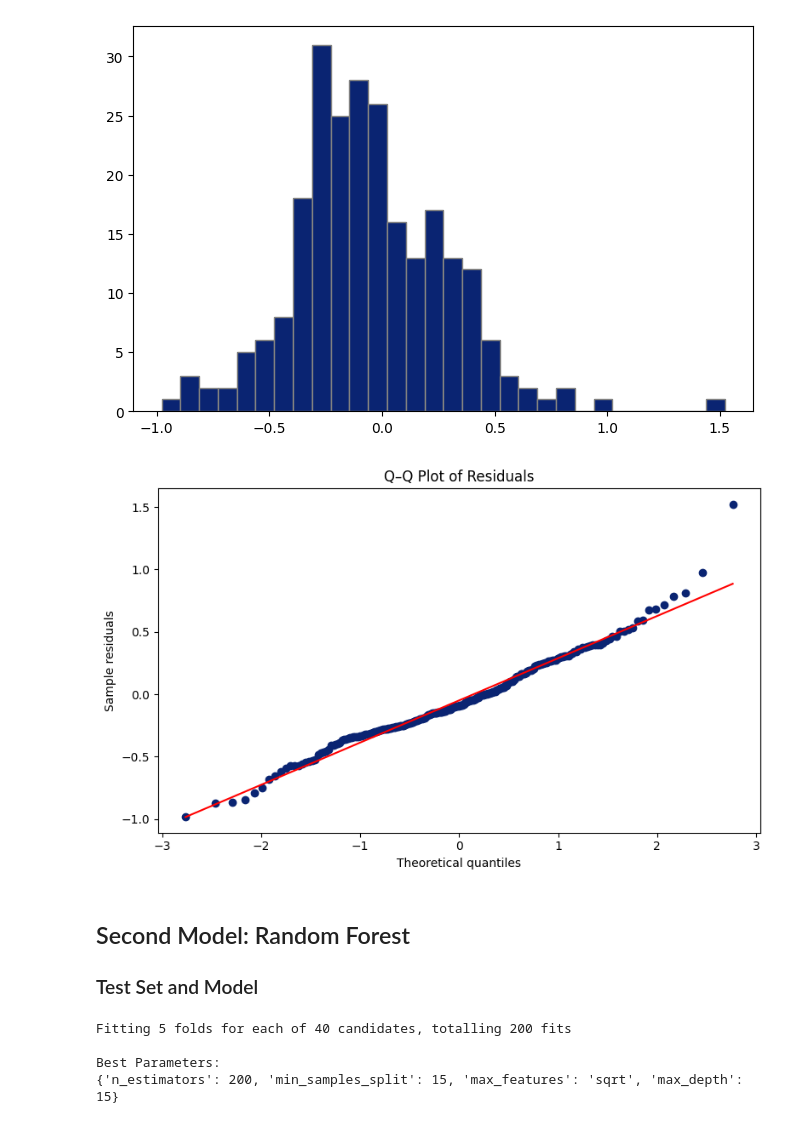
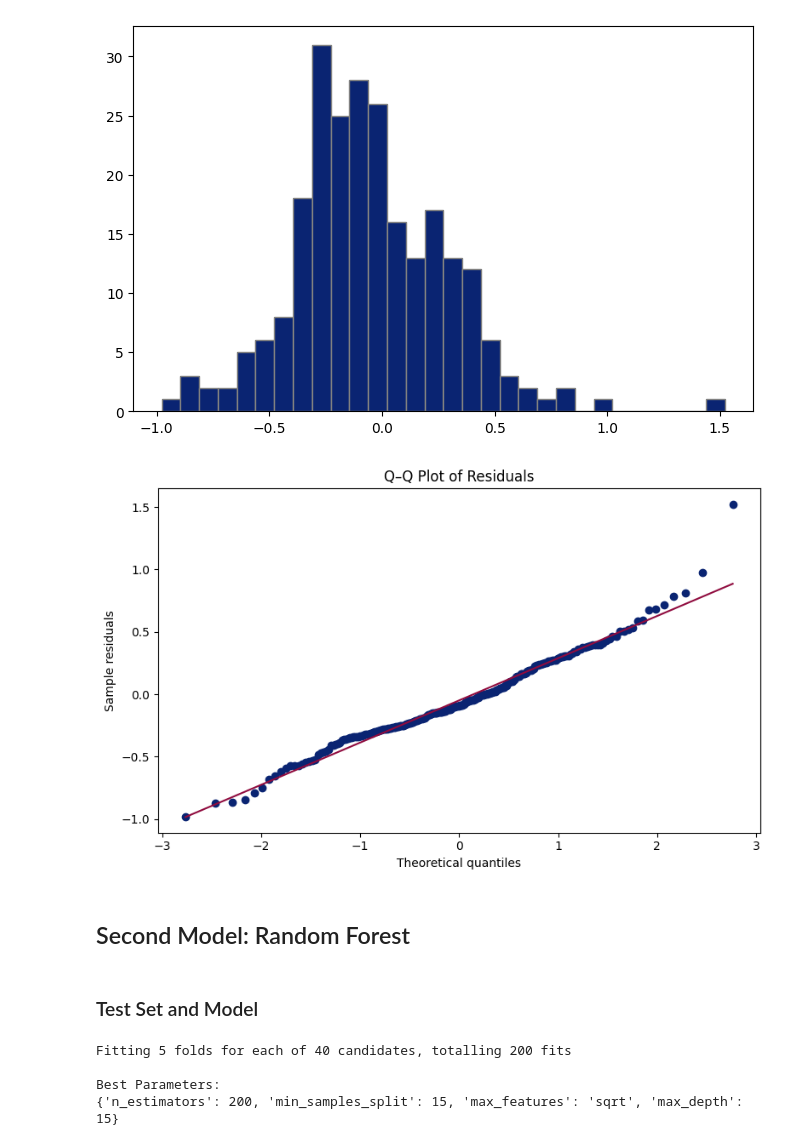
Before and after one commit to AnnieEBP/food-delivery-time-prediction-pg, a Jupyter notebook: model_pipeline/model_pipeline.ipynb, the cells around one changed output. Cells and saved outputs as stored; diff of their text form; code cells hidden in the pictures.

```diff
--- a/model_pipeline/model_pipeline.ipynb
+++ b/model_pipeline/model_pipeline.ipynb
@@ -548,23 +548,23 @@ plt.show()
 # %%
 # Q-Q plot
 fig, ax = plt.subplots(figsize=(8, 5))
 stats.probplot(residuals, dist="norm", plot=ax)
 
 pts = ax.get_lines()[0]
 pts.set_color("#0A2472")
-ax.get_lines()[1].set_color('red') # reference line red
+ax.get_lines()[1].set_color("#900C3F") # reference line red
 ax.set_title("Q–Q Plot of Residuals")
 ax.set_ylabel("Sample residuals")
 ax.set_xlabel("Theoretical quantiles")
 
 plt.tight_layout()
 plt.show()
 # %% [output]
-[figure, old version]
+[figure, new version]
 # %% [markdown]
 ## Second Model: Random Forest
-
-### Test Set and Model
+# %% [markdown]
+### Test Set and Model
 # %%
 # Train and test sets
 X_train, X_test, y_train, y_test = train_test_split(
```
Also changed, not shown: parts of 4 cells of this notebook.
